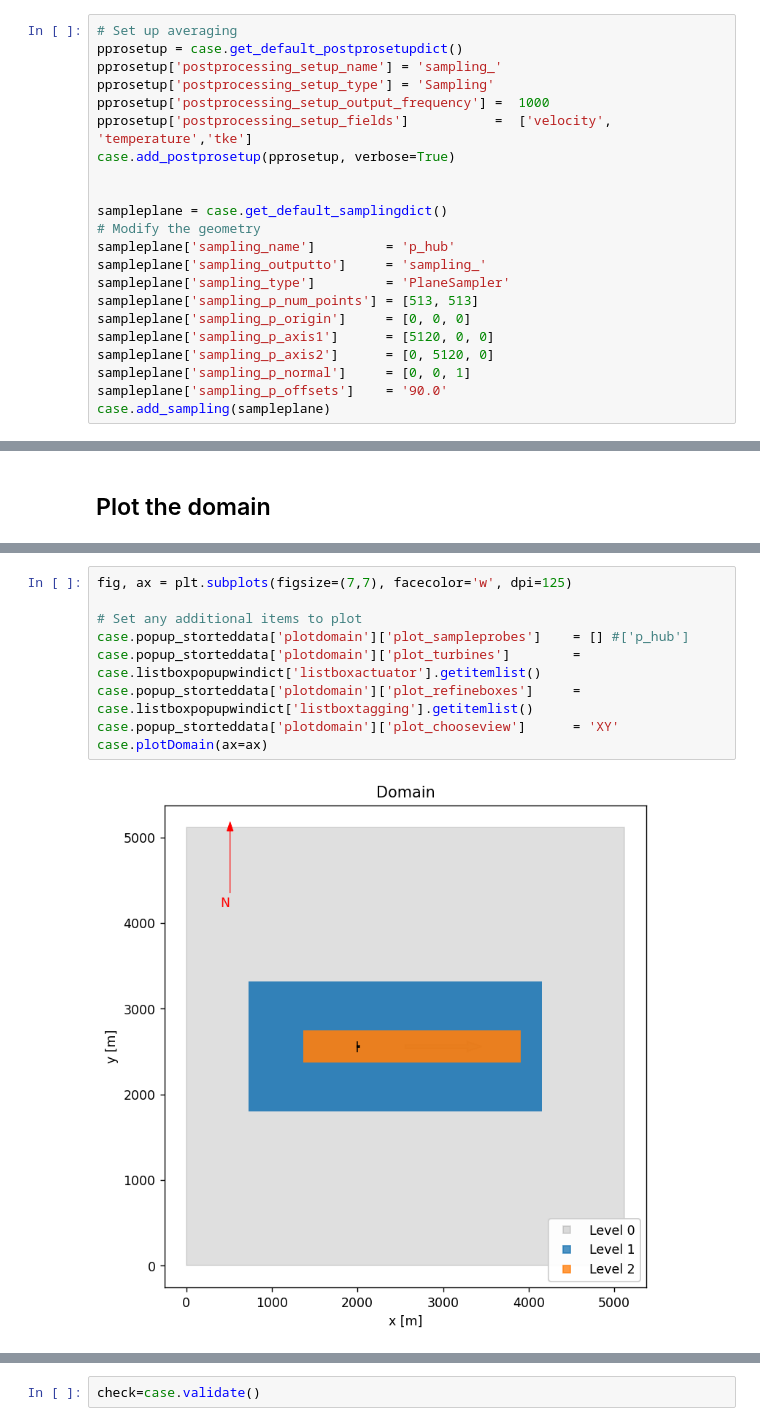
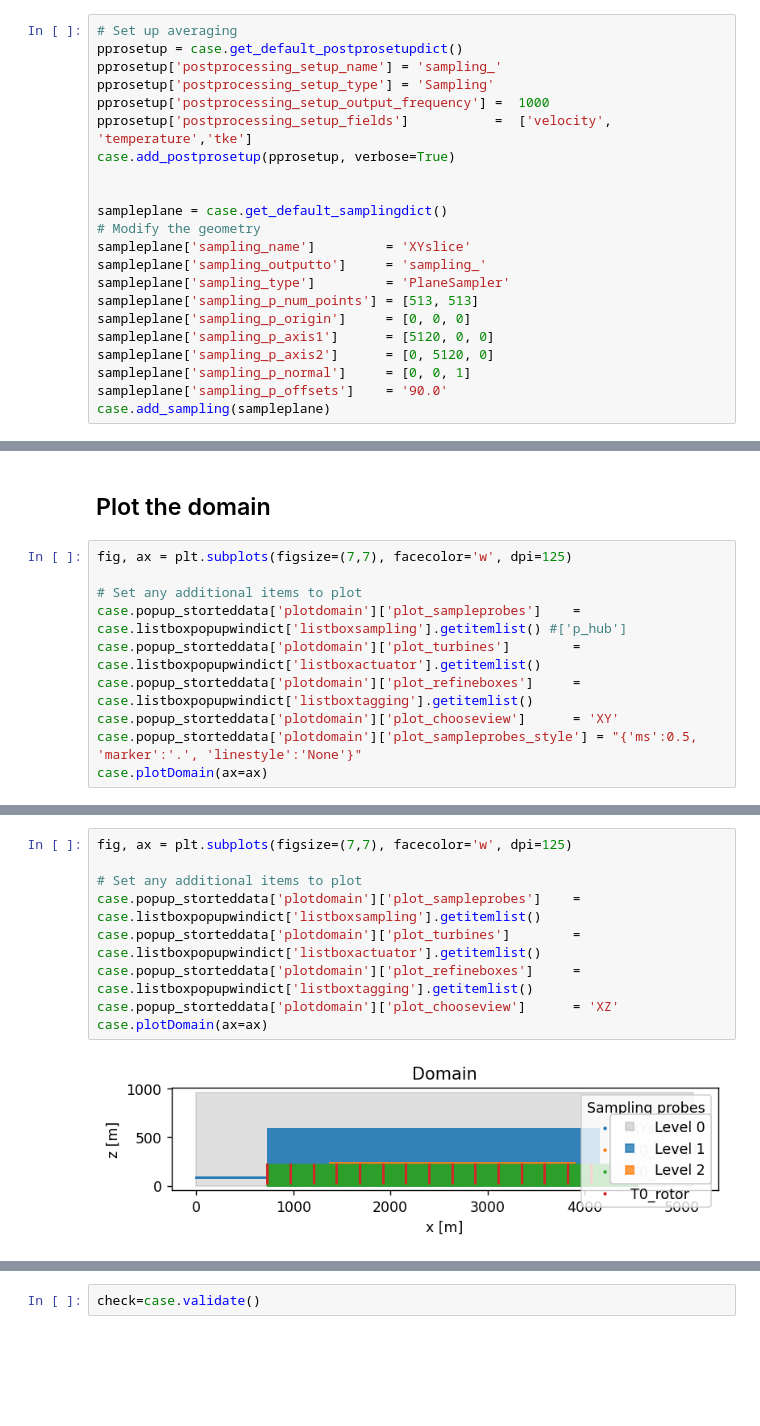
Before and after one commit to lawrenceccheung/AWAKEN_summit_setup, a Jupyter notebook: precursor/NeutralABL1/AMRWind/turbine_5x5.ipynb, the cells around one changed output, grey strips where cells are left out. Saved outputs shown, nothing was run; the diff lists cells and outputs as text; blank space fills up the shorter version.

Commit message:
Update turbine_5x5.ipynb and turbine_5x5.inp

```diff
--- a/precursor/NeutralABL1/AMRWind/turbine_5x5.ipynb
+++ b/precursor/NeutralABL1/AMRWind/turbine_5x5.ipynb
@@ -194,7 +194,7 @@ case.add_postprosetup(pprosetup, verbose=True)
 
 sampleplane = case.get_default_samplingdict()
 # Modify the geometry
-sampleplane['sampling_name']         = 'p_hub'
+sampleplane['sampling_name']         = 'XYslice'
 sampleplane['sampling_outputto']     = 'sampling_'
 sampleplane['sampling_type']         = 'PlaneSampler'
 sampleplane['sampling_p_num_points'] = [513, 513]
@@ -215,2 +248,12 @@ postprocessing_setup_averaging_stop_time: None
 # %% [markdown]
 ## Plot the domain
+# %%
+fig, ax = plt.subplots(figsize=(7,7), facecolor='w', dpi=125)
+
+# Set any additional items to plot
+case.popup_storteddata['plotdomain']['plot_sampleprobes']    = case.listboxpopupwindict['listboxsampling'].getitemlist() #['p_hub']
+case.popup_storteddata['plotdomain']['plot_turbines']        = case.listboxpopupwindict['listboxactuator'].getitemlist()
+case.popup_storteddata['plotdomain']['plot_refineboxes']     = case.listboxpopupwindict['listboxtagging'].getitemlist()
+case.popup_storteddata['plotdomain']['plot_chooseview']      = 'XY'
+case.popup_storteddata['plotdomain']['plot_sampleprobes_style'] = "{'ms':0.5, 'marker':'.', 'linestyle':'None'}"
+case.plotDomain(ax=ax)
@@ -217,14 +262,14 @@ postprocessing_setup_averaging_stop_time: None
 # %%
 fig, ax = plt.subplots(figsize=(7,7), facecolor='w', dpi=125)
 
 # Set any additional items to plot
-case.popup_storteddata['plotdomain']['plot_sampleprobes']    = [] #['p_hub']
+case.popup_storteddata['plotdomain']['plot_sampleprobes']    = case.listboxpopupwindict['listboxsampling'].getitemlist()
 case.popup_storteddata['plotdomain']['plot_turbines']        = case.listboxpopupwindict['listboxactuator'].getitemlist()
 case.popup_storteddata['plotdomain']['plot_refineboxes']     = case.listboxpopupwindict['listboxtagging'].getitemlist()
-case.popup_storteddata['plotdomain']['plot_chooseview']      = 'XY'
+case.popup_storteddata['plotdomain']['plot_chooseview']      = 'XZ'
 case.plotDomain(ax=ax)
 # %% [output]
-[figure, old version]
+[figure, new version]
 # %%
 fig, ax = plt.subplots(figsize=(7,7), facecolor='w', dpi=125)
 
```
Also changed, not shown: parts of 4 cells of this notebook, 1 other file.
